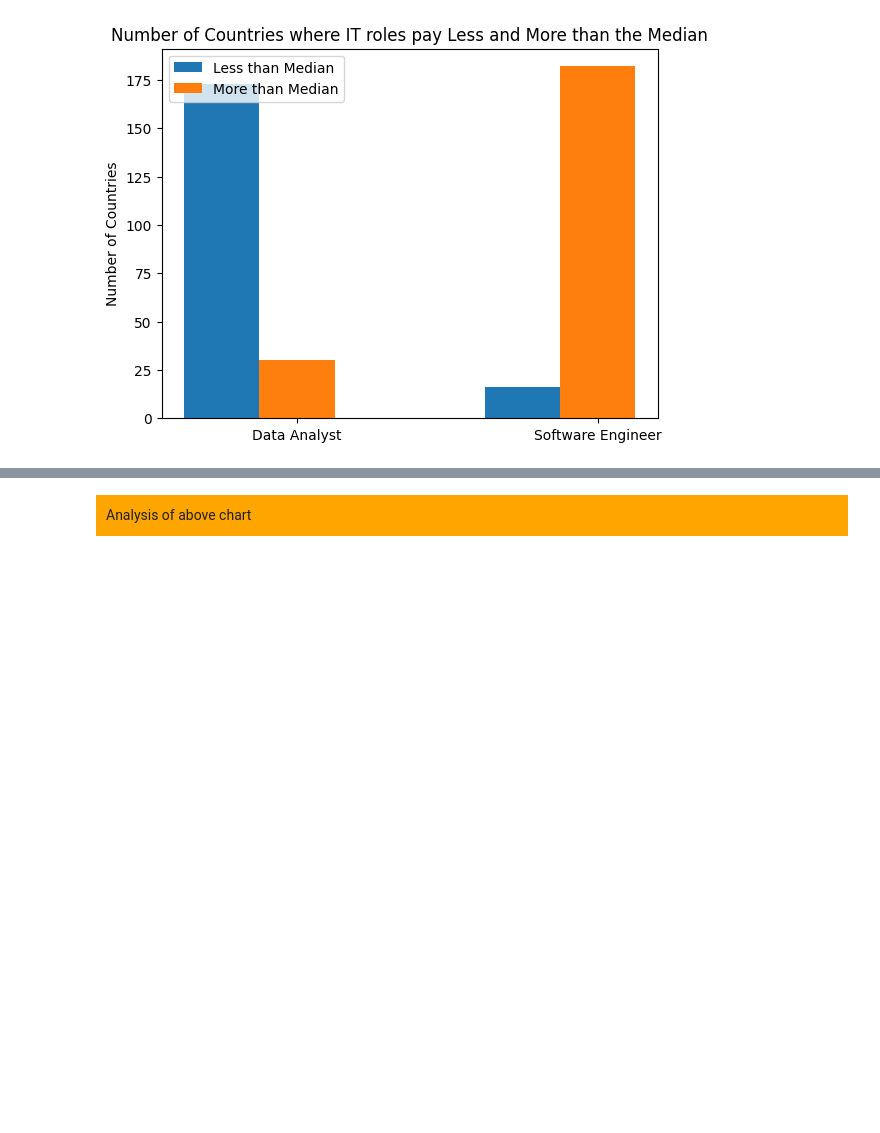
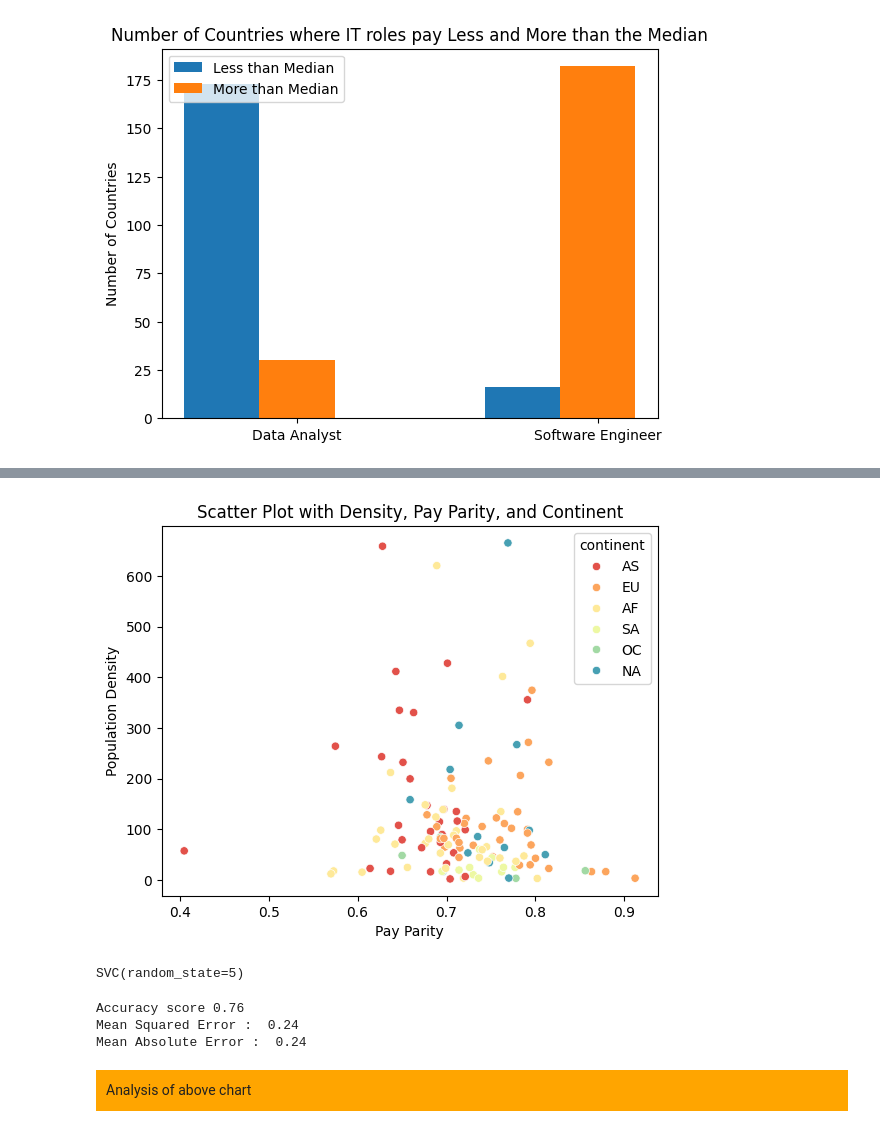
Before and after one commit to Tatiana-Ngamba/The-GitGirls-Collective-group-7, a Jupyter notebook: GLOBAL IT SALARY ANALYSIS - Notebook Part 2 (Data Analysis).ipynb, the cells around one changed output, grey strips where cells are left out. Cells and saved outputs as stored; diff of their text form; code cells hidden in the pictures; blank space fills up the shorter version.

```diff
--- a/GLOBAL IT SALARY ANALYSIS - Notebook Part 2 (Data Analysis).ipynb
+++ b/GLOBAL IT SALARY ANALYSIS - Notebook Part 2 (Data Analysis).ipynb
@@ -823,0 +1059,14 @@ plt.show()
+# %%
+#Removes outliers
+x=np.where(data['density']<1000)
+df=data.iloc[x]
+# %%
+sns.scatterplot(x='gender_Pay', y='density', hue='continent', data=df, palette='Spectral')
+
+plt.xlabel('Pay Parity')
+plt.ylabel('Population Density')
+plt.title('Scatter Plot with Density, Pay Parity, and Continent')
+
+plt.show()
+# %% [output]
+[figure, added]
@@ -824,3 +1076,31 @@ plt.show()
+# %%
+X_train, X_test, y_train, y_test = train_test_split(x, y, test_size=0.2, random_state=5)
+
+sc = StandardScaler()
+sc.fit(X_train)
+X_train_std = sc.transform(X_train)
+X_test_std = sc.transform(X_test)
+
+svc = SVC(C=1.0, random_state=5, kernel='rbf')
+
+# Fit the model
+svc.fit(X_train_std, y_train)
+# %% [output]
+SVC(random_state=5)
+# %%
+y_predict = svc.predict(X_test_std)
+
+# Metrics to measure the performance of the model
+mse = mean_squared_error(y_test, y_predict)
+mae = mean_absolute_error(y_test, y_predict)
+
+print("Accuracy score %.2f" %metrics.accuracy_score(y_test, y_predict))
+print('Mean Squared Error : ', mse)
+print('Mean Absolute Error : ', mae)
+# %% [output]
+Accuracy score 0.76
+Mean Squared Error :  0.24
+Mean Absolute Error :  0.24
 # %% [markdown]
 <div style="background-color: orange; padding: 10px;">
 Analysis of above chart
```
Also changed, not shown: parts of 20 cells of this notebook, 1 other file.
